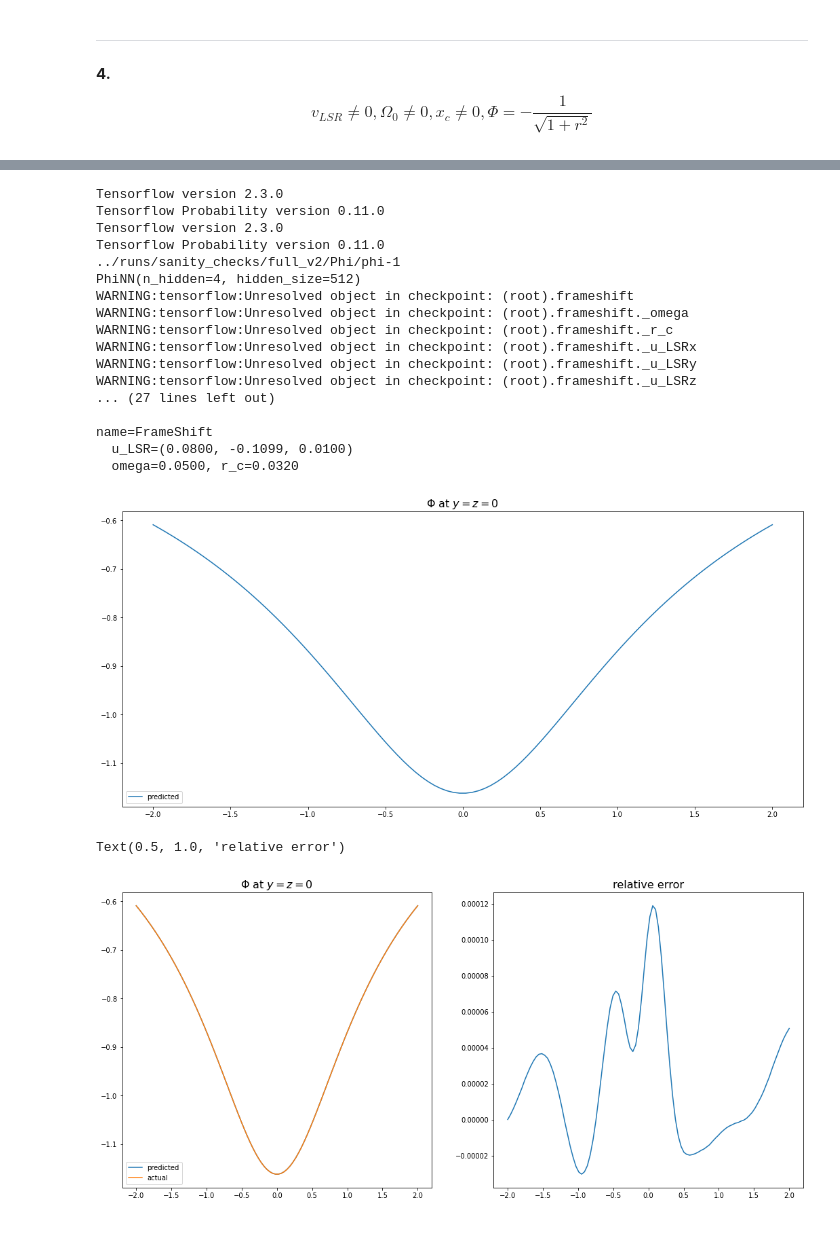
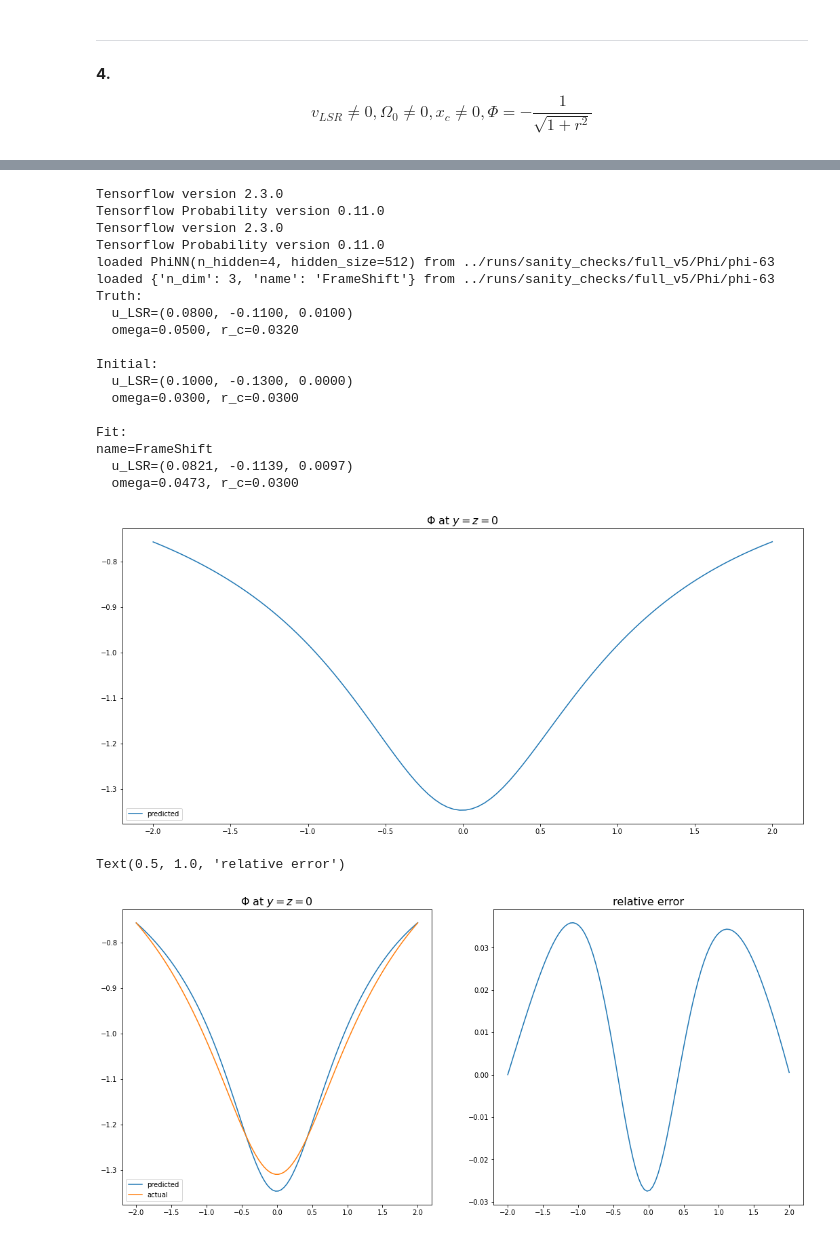
Before and after one commit to gregreen/deep-potential, a Jupyter notebook: notebooks/test_frameshift.ipynb, the cells around one changed output, grey strips where cells are left out. Saved outputs shown, nothing was run; the diff lists cells and outputs as text; code cells hidden in the pictures.

Commit message:
improved checkpointing + cleaned docs

```diff
--- a/notebooks/test_frameshift.ipynb
+++ b/notebooks/test_frameshift.ipynb
@@ -923,12 +923,12 @@ v_{LSR} \neq 0, \Omega_0 \neq 0, x_c \neq 0, \Phi = -\frac{1}{\sqrt{1+r^2}}
 $$
 # %%
 # Generate the data!
-n = 2**17
+n = 2**11
 print(f'n={n}')
 
 u_LSR = np.array([0.08, -0.11, 0.01])
 omega0 = 0.05
-r_c0 = 0.03
+r_c0 = 0.032
 
 n_dim = 3
 def phi(q):
@@ -1131,56 +1139,57 @@ L2 penalty: 0.0259469096
 importlib.reload(potential_tf)
 importlib.reload(fit_all)
 
-directory = '../runs/sanity_checks/full_v2/'
+directory = '../runs/sanity_checks/full_v5/'
 checkpoint_dir = f"{directory}Phi/"
-latest = tf.train.latest_checkpoint(checkpoint_dir)
-phi_model = potential_tf.PhiNN.load(latest)
+phi_model = potential_tf.PhiNN.load_latest(checkpoint_dir)
 #print(phi_model._layers[0].w_init.std)
-fs_model = potential_tf.FrameShift.load(latest)
+fs_model = potential_tf.FrameShift.load_latest(checkpoint_dir)
 
 print(f'Truth:\n  u_LSR=({u_LSR[0]:.4f}, {u_LSR[1]:.4f}, {u_LSR[2]:.4f})')
 print(f'  omega={omega0:.4f}, r_c={r_c0:.4f}\n')
 print(f'Initial:\n  u_LSR=({params["Phi"]["frameshift"]["u_LSRx0"]:.4f}, {params["Phi"]["frameshift"]["u_LSRy0"]:.4f}, {params["Phi"]["frameshift"]["u_LSRz0"]:.4f})\n\
   omega={params["Phi"]["frameshift"]["omega0"]:.4f}, r_c={params["Phi"]["frameshift"]["r_c0"]:.4f}\n')
 
+print('Fit:')
 fs_model.debug()
 
 
 n_plot = 100
 xs = np.linspace(-2, 2, n_plot)
 eta_plot = np.zeros((n_plot, 3))
 eta_plot[:, 0] = xs
 
 ypred, ys = phi_model(eta_plot).numpy().reshape(n_plot,), 0
 
 %matplotlib inline
 #ax.plot(xs, ypred)
 fig, axs = plt.subplots(figsize=(18, 8))
 axs.plot(xs, ypred, label="predicted")
 axs.set_title("$\Phi$ at $y=z=0$", fontsize=16)
 axs.legend()
 plt.show()
 #axs[1].plot(xs, (ys - ys[0] + ypred[0] - ypred)/ypred)
 #axs[1].set_title("relative error", fontsize=16)
 # %% [output]
 Tensorflow version 2.3.0
 Tensorflow Probability version 0.11.0
 Tensorflow version 2.3.0
 Tensorflow Probability version 0.11.0
-../runs/sanity_checks/full_v2/Phi/phi-1
-PhiNN(n_hidden=4, hidden_size=512)
-WARNING:tensorflow:Unresolved object in checkpoint: (root).frameshift
-WARNING:tensorflow:Unresolved object in checkpoint: (root).frameshift._omega
-WARNING:tensorflow:Unresolved object in checkpoint: (root).frameshift._r_c
-WARNING:tensorflow:Unresolved object in checkpoint: (root).frameshift._u_LSRx
-WARNING:tensorflow:Unresolved object in checkpoint: (root).frameshift._u_LSRy
-WARNING:tensorflow:Unresolved object in checkpoint: (root).frameshift._u_LSRz
-... (27 lines left out)
+loaded PhiNN(n_hidden=4, hidden_size=512) from ../runs/sanity_checks/full_v5/Phi/phi-63
+loaded {'n_dim': 3, 'name': 'FrameShift'} from ../runs/sanity_checks/full_v5/Phi/phi-63
+Truth:
+  u_LSR=(0.0800, -0.1100, 0.0100)
+  omega=0.0500, r_c=0.0320
 
+Initial:
+  u_LSR=(0.1000, -0.1300, 0.0000)
+  omega=0.0300, r_c=0.0300
+
+Fit:
 name=FrameShift
-  u_LSR=(0.0800, -0.1099, 0.0100)
-  omega=0.0500, r_c=0.0320
+  u_LSR=(0.0821, -0.1139, 0.0097)
+  omega=0.0473, r_c=0.0300
-[figure, old version]
+[figure, new version]
 # %%
 # Visualise
 fig, axs = plt.subplots(1, 2, figsize=(18, 8))
@@ -1200,4 +1209,4 @@ axs[1].plot(xs, (ys - ys[0] + ypred[0] - ypred)/ypred)
 axs[1].set_title("relative error", fontsize=16)
 # %% [output]
 Text(0.5, 1.0, 'relative error')
-[figure, old version]
+[figure, new version]
```
Also changed, not shown: parts of 3 cells of this notebook, 3 other files.
